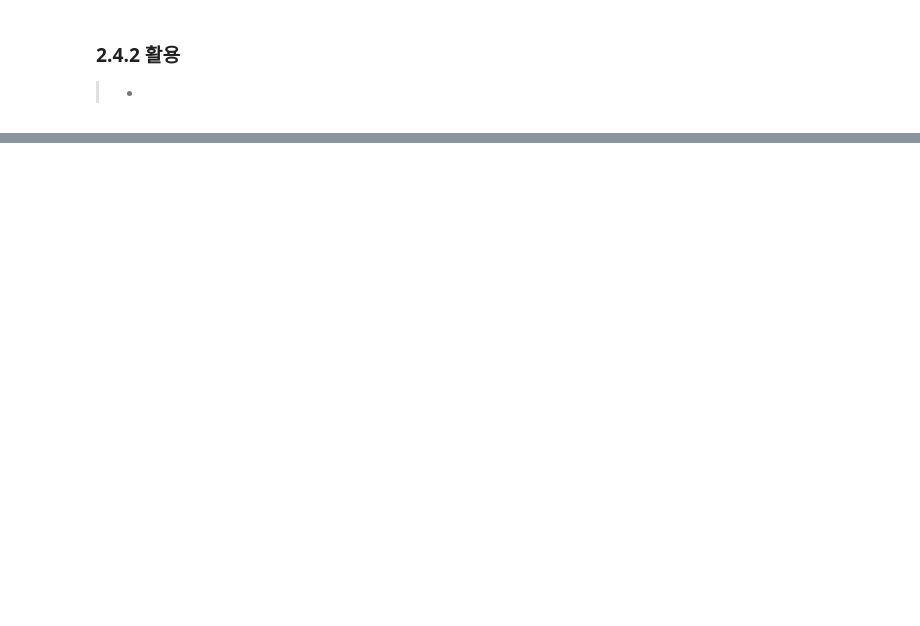
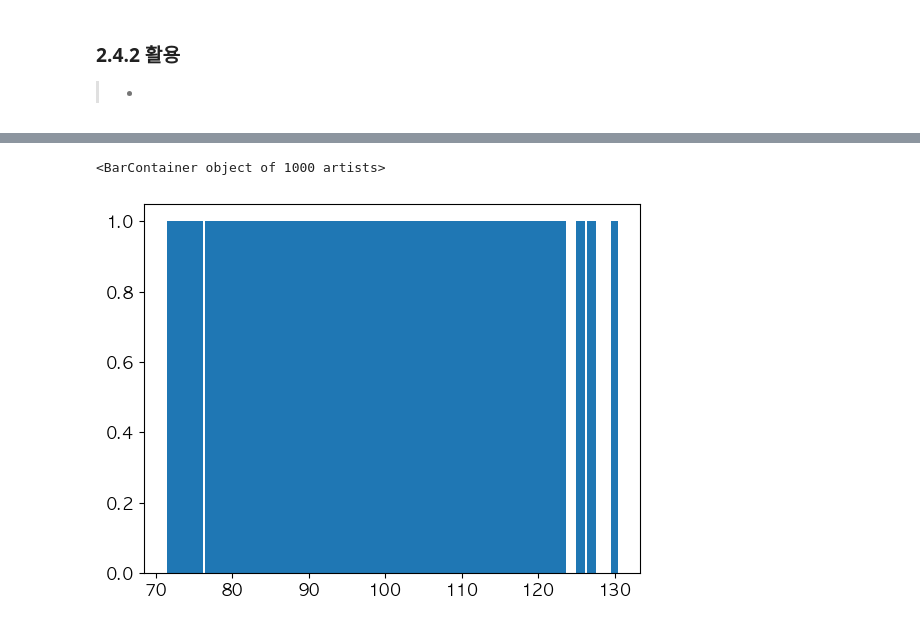
Before and after one commit to kkogggokk/Python, a Jupyter notebook: 05_Matplotlib/01.lecture/[Matplotlib]개념정리_포스트작업.ipynb, the cells around one changed output, grey strips where cells are left out. Drawn from its saved outputs; the diff is of its cells as text; code cells hidden in the pictures; blank space fills up the shorter version.

```diff
--- a/05_Matplotlib/01.lecture/[Matplotlib]개념정리_포스트작업.ipynb
+++ b/05_Matplotlib/01.lecture/[Matplotlib]개념정리_포스트작업.ipynb
@@ -618,2 +591,10 @@ plt.show()
 - hist(data, [bins = 계급갯수]) 메소드
     - data : 리스트형의 객체를 전달한다.
+# %%
+import numpy as np
+import pandas as pd
+import matplotlib.pyplot as plt
+
+data = np.random.normal(100, 10, 1000) # 평균:100, 표준편차 : 10, 개수 :1000 실수 난수
+a = np.unique(data, return_counts = True) # 고유값과 각각의 갯수
+a
@@ -619,0 +619,6 @@ plt.show()
+# %%
+# x에 고유값을 y에 갯수를 저장한다
+plt.bar(a[0], a[1])
+# %% [output]
+<BarContainer object of 1000 artists>
+[figure, added]
```
Also changed, not shown: parts of 34 cells of this notebook, 4 other files.
